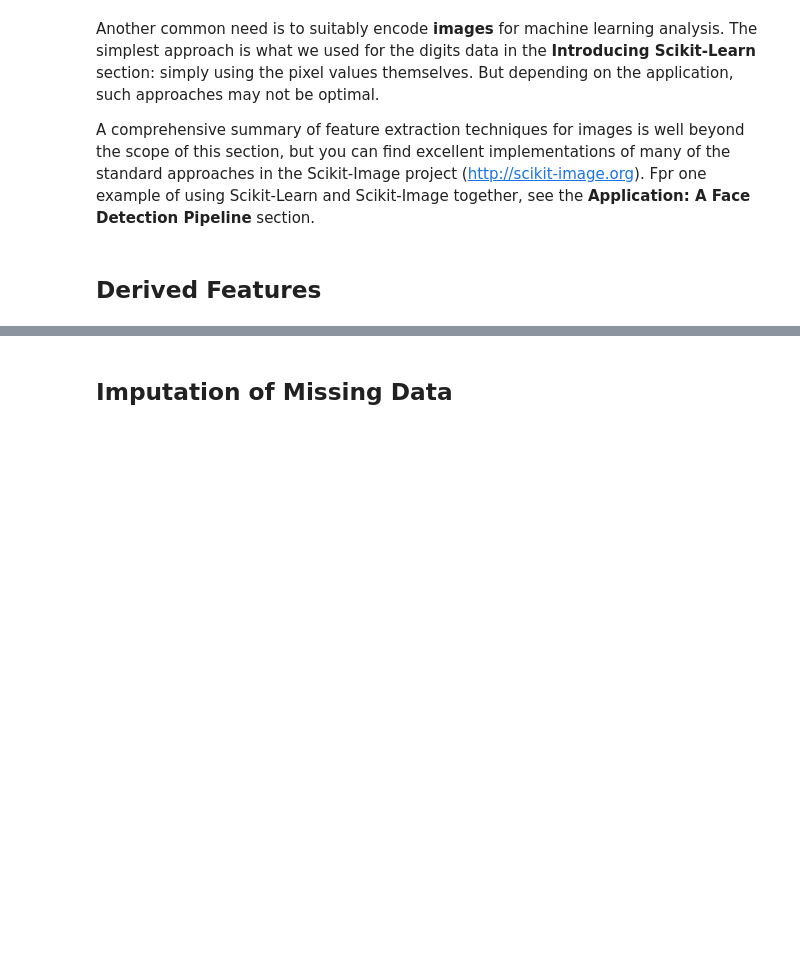
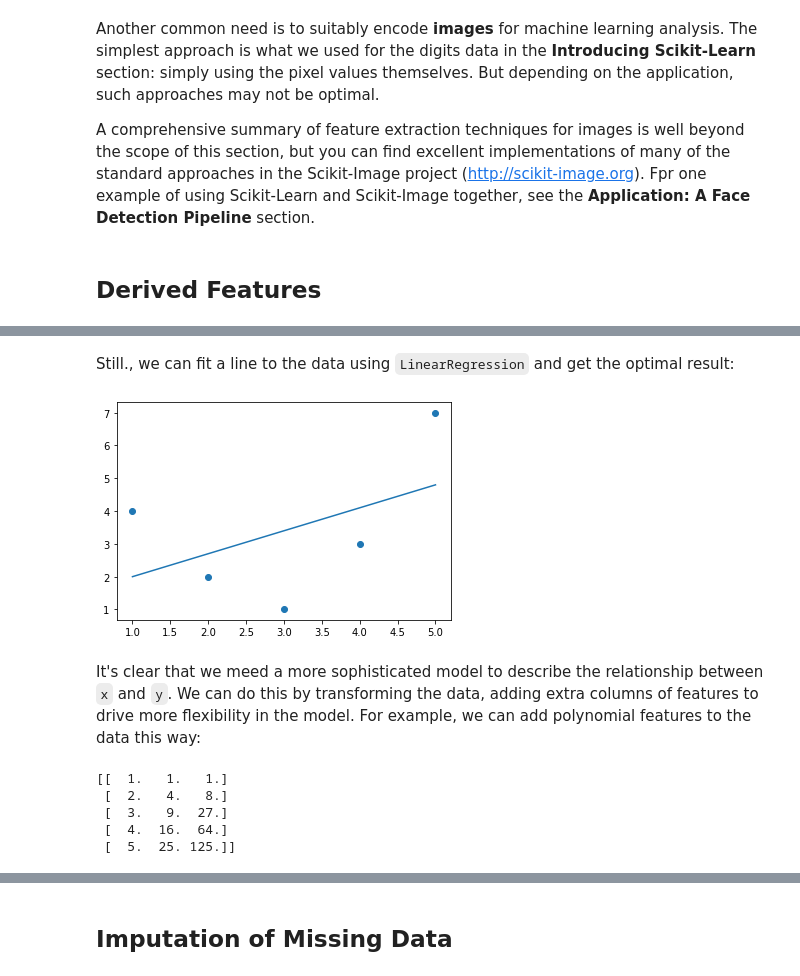
Before and after one commit to UlrikeBoehm/PythonDataScience, a Jupyter notebook: 05_MachineLearning/4_Feature_Engineering.ipynb, the cells around one changed output, grey strips where cells are left out. Saved outputs shown, nothing was run; the diff lists cells and outputs as text; code cells hidden in the pictures; blank space fills up the shorter version.

```diff
--- a/05_MachineLearning/4_Feature_Engineering.ipynb
+++ b/05_MachineLearning/4_Feature_Engineering.ipynb
@@ -78,0 +136,24 @@ A comprehensive summary of feature extraction techniques for images is well beyo
+# %% [markdown]
+Still., we can fit a line to the data using `LinearRegression` and get the optimal result:
+# %%
+from sklearn.linear_model import LinearRegression
+X = x[:,np.newaxis]
+model = LinearRegression().fit(X,y)
+yfit = model.predict(X)
+plt.scatter(x,y)
+plt.plot(x,yfit);
+# %% [output]
+[figure, added]
+# %% [markdown]
+It's clear that we meed a more sophisticated model to describe the relationship between `x` and `y`. We can do this by transforming the data, adding extra columns of features to drive more flexibility in the model. For example, we can add polynomial features to the data this way:
+# %%
+from sklearn.preprocessing import PolynomialFeatures
+poly = PolynomialFeatures(degree=3, include_bias=False)
+X2 = poly.fit_transform(X)
+print(X2)
+# %% [output]
+[[  1.   1.   1.]
+ [  2.   4.   8.]
+ [  3.   9.  27.]
+ [  4.  16.  64.]
+ [  5.  25. 125.]]
```
Also changed, not shown: parts of 14 cells of this notebook.
